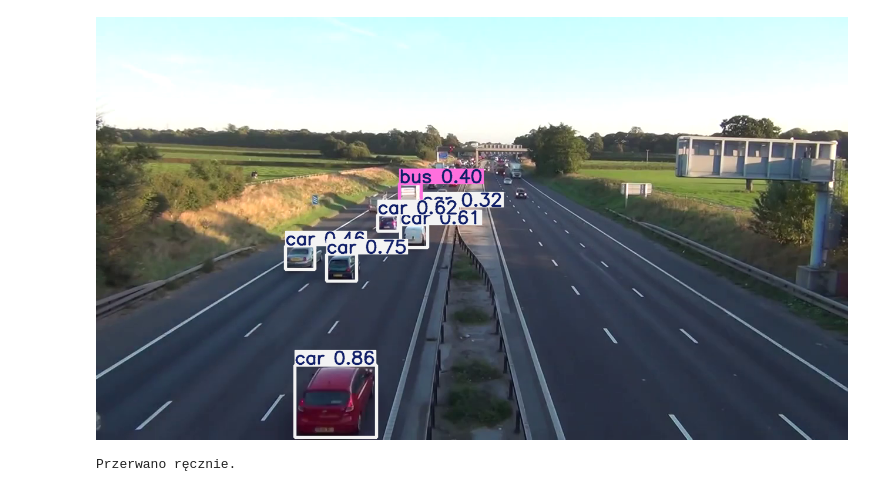
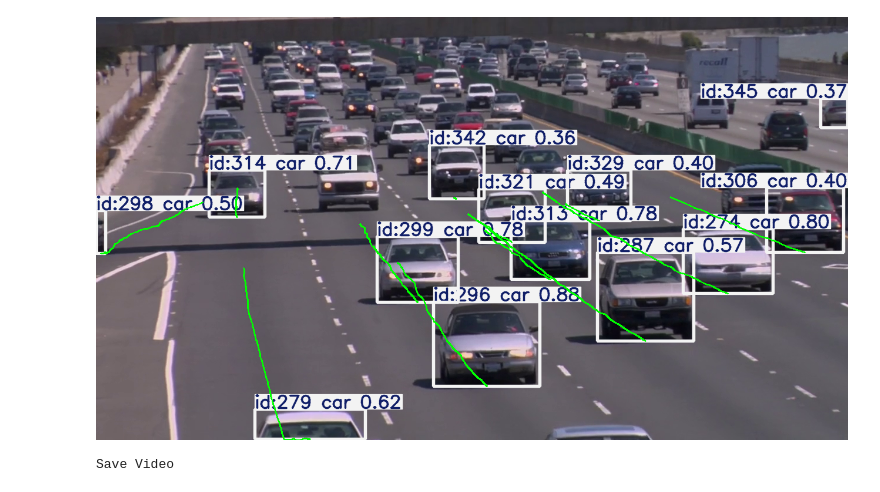
Before and after one commit to makoteq/ZSD2026-SWO, a Jupyter notebook: vUltralytics/main.ipynb, the cells around one changed output. Cells and saved outputs as stored; diff of their text form; code cells hidden in the pictures.

```diff
--- a/vUltralytics/main.ipynb
+++ b/vUltralytics/main.ipynb
@@ -33,0 +37,10 @@ Ultralytics version: 8.4.18
+# %%
+
+print(torch.__version__)
+print(torch.version.cuda)
+print(torch.cuda.is_available())
+print(torch.cuda.get_device_name(0))
+
+device = "cuda" if torch.cuda.is_available() else "cpu"
+x = torch.rand(10000,10000).to(device)
+print(x.device)
@@ -38,37 +76,71 @@ cap = cv2.VideoCapture(video_path)
 # %%
 device = 'cuda' if torch.cuda.is_available() else 'cpu'
 # %%
+import cv2
+import numpy as np
+from collections import defaultdict
+from PIL import Image
+from IPython.display import display, clear_output
 
+
+frame_width = int(cap.get(cv2.CAP_PROP_FRAME_WIDTH))
+frame_height = int(cap.get(cv2.CAP_PROP_FRAME_HEIGHT))
+fps = int(cap.get(cv2.CAP_PROP_FPS))
+
+
+fourcc = cv2.VideoWriter_fourcc(*'mp4v')
+out = cv2.VideoWriter('trajectory.mp4', fourcc, fps, (frame_width, frame_height))
+
+track_history = defaultdict(lambda: [])
 
 try:
     while cap.isOpened():
         success, frame = cap.read()
         if not success:
             break
 
-        # 2. Wykonywanie predykcji bezpośrednio na GPU
-        # Ustawiamy device=0 (indeks karty) zamiast zmiennej tekstowej, to czasem pomaga
-        results = model.predict(
+        results = model.track(
             source=frame,
             conf=0.3,
+            persist=True,
             verbose=False,
             classes=[2, 3, 5, 7],
             device=0 if device == 'cuda' else 'cpu'
         )
 
-        annotated_frame = results[0].plot()
+        if results[0].boxes.id is not None:
+            boxes = results[0].boxes.xywh.cpu()
+            track_ids = results[0].boxes.id.int().cpu().tolist()
+
+            annotated_frame = results[0].plot()
+
+            for box, track_id in zip(boxes, track_ids):
+                x, y, w, h = box
+                track = track_history[track_id]
+                track.append((float(x), float(y + h/2)))
+
+                points = np.array(track).astype(np.int32).reshape((-1, 1, 2))
+                cv2.polylines(annotated_frame, [points], isClosed=False, color=(0, 255, 0), thickness=2)
+
+        else:
+            annotated_frame = results[0].plot()
+
+
+        out.write(annotated_frame)
         annotated_frame_rgb = cv2.cvtColor(annotated_frame, cv2.COLOR_BGR2RGB)
         img = Image.fromarray(annotated_frame_rgb)
 
         clear_output(wait=True)
         display(img)
 
 except KeyboardInterrupt:
-    print("Przerwano ręcznie.")
+    print("Stopped")
 
 finally:
     cap.release()
+    out.release()
     cv2.destroyAllWindows()
+    print("Save Video")
 # %% [output]
-[figure, old version]
+[figure, new version]
-Przerwano ręcznie.
+Save Video
```
Also changed, not shown: parts of 4 cells of this notebook, 3 other files.
